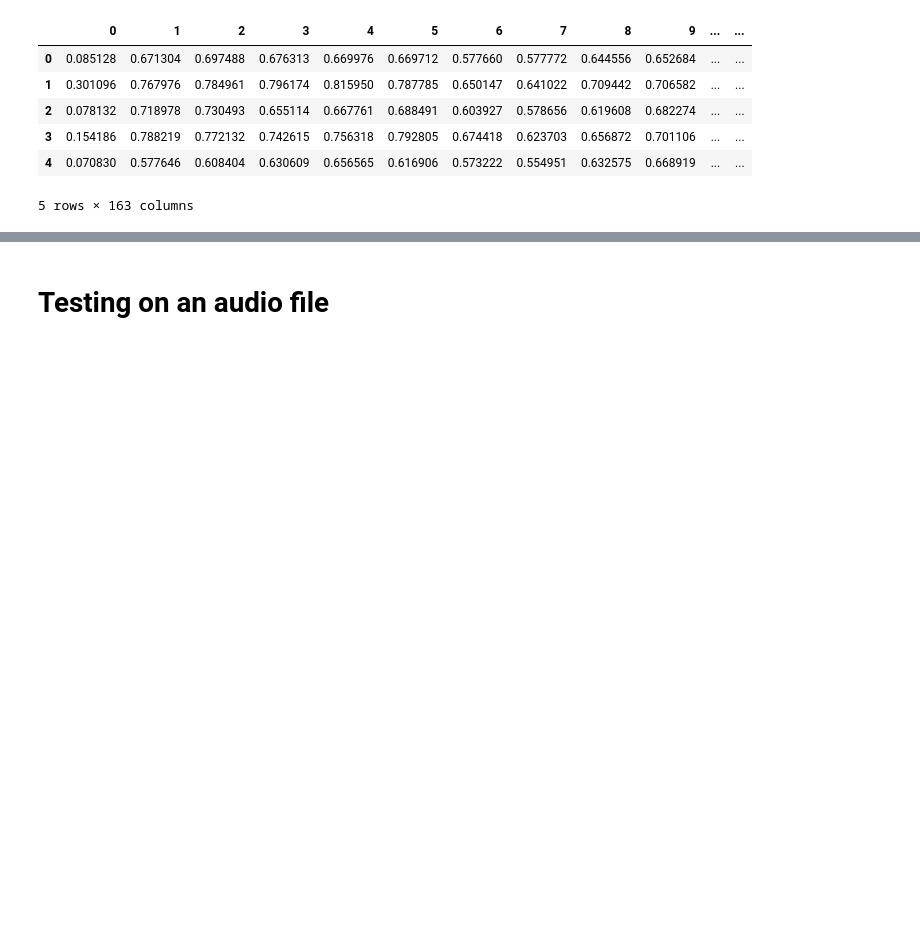
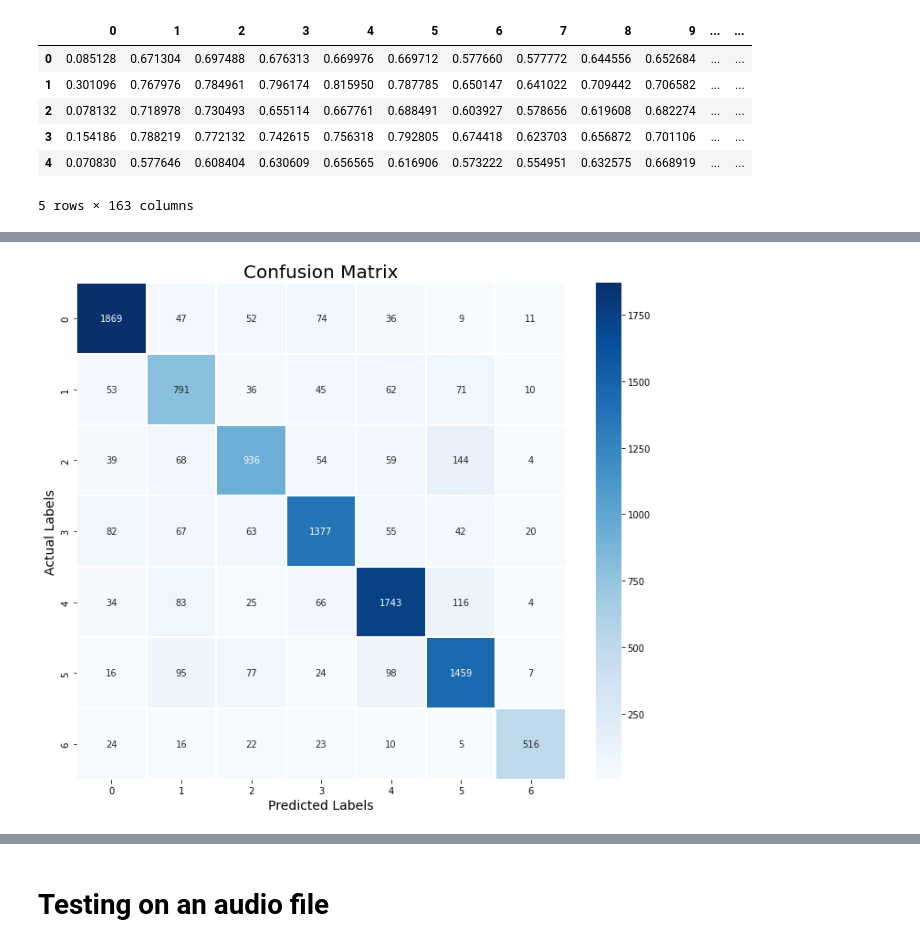
Before and after one commit to palash-21/Speech-Emotion-Recognition, a Jupyter notebook: Notebook.ipynb, the cells around one changed output, grey strips where cells are left out. Saved outputs shown, nothing was run; the diff lists cells and outputs as text; code cells hidden in the pictures; blank space fills up the shorter version.

```diff
--- a/Notebook.ipynb
+++ b/Notebook.ipynb
@@ -1306,0 +1174,4 @@ df_features.head()
+# %%
+# splitting data
+x_train, x_test, y_train, y_test = train_test_split(X, Y, test_size=0.12, random_state=1, shuffle=True)
+x_train.shape, y_train.shape, x_test.shape, y_test.shape
@@ -1306,0 +1182,6 @@ df_features.head()
+# %%
+# Creating MLP Classifier
+model = MLPClassifier(alpha = 0.01, batch_size = 256, epsilon = 1e-08, hidden_layer_sizes = (256,128,128,64),solver='adam', learning_rate = 'adaptive', max_iter = 200)
+# %%
+# Training on data
+model.fit(x_train, y_train)
@@ -1306,0 +1191,4 @@ df_features.head()
+# %%
+# Prediction
+y_pred_train = model.predict(x_train)
+y_pred = model.predict(x_test)
@@ -1306,0 +1232,11 @@ df_features.head()
+# %%
+cm = confusion_matrix(y_test, y_pred)
+plt.figure(figsize = (12, 10))
+cm = pd.DataFrame(cm)
+sns.heatmap(cm, linecolor='white', cmap='Blues', linewidth=1, annot=True, fmt='')
+plt.title('Confusion Matrix', size=20)
+plt.xlabel('Predicted Labels', size=14)
+plt.ylabel('Actual Labels', size=14)
+plt.show()
+# %% [output]
+[figure, added]
```
Also changed, not shown: parts of 100 cells of this notebook.
